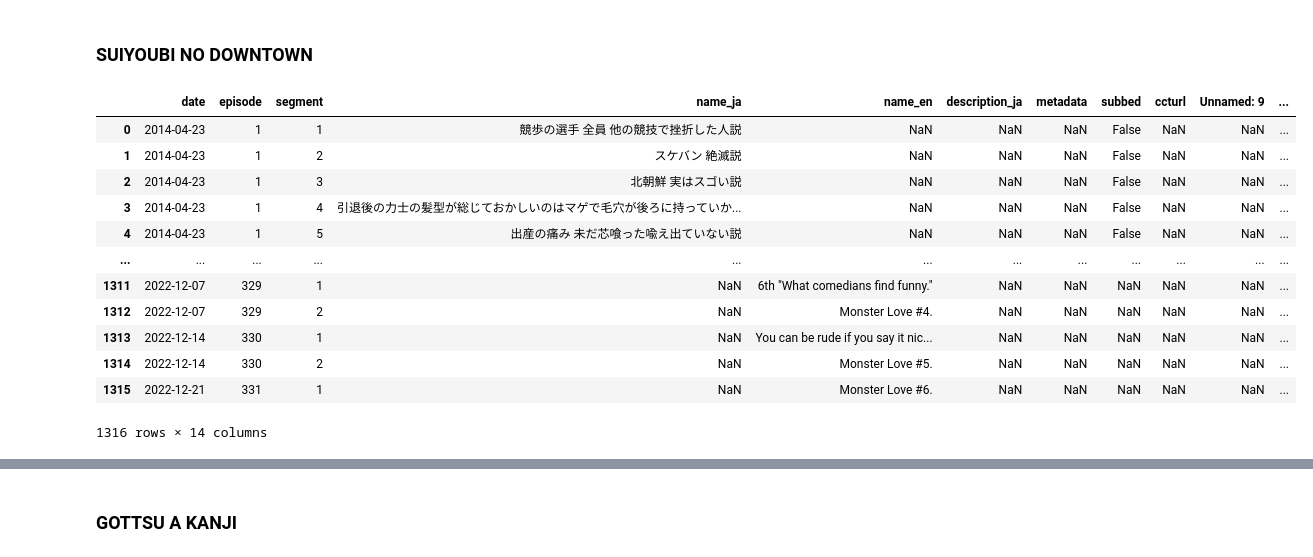
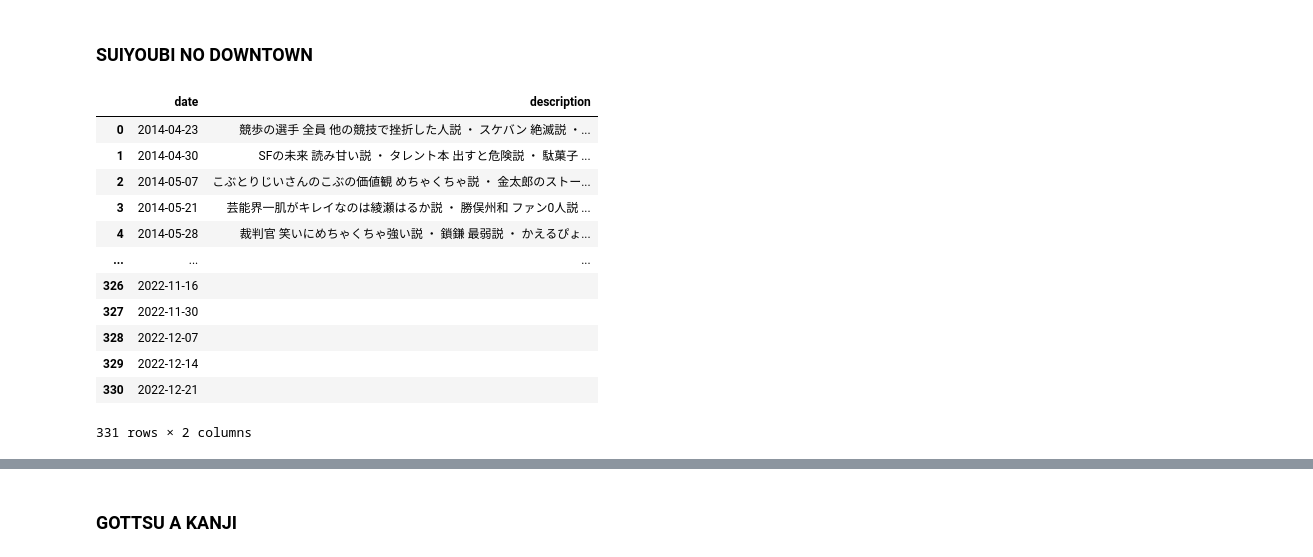
Before and after one commit to chikichikitube/metadata, a Jupyter notebook: src/metadata.ipynb, the cells around one changed output, grey strips where cells are left out. Drawn from its saved outputs; the diff is of its cells as text; code cells hidden in the pictures.

```diff
--- a/src/metadata.ipynb
+++ b/src/metadata.ipynb
@@ -673,29 +645,29 @@ metadata_documental
 # %% [markdown]
 ### SUIYOUBI NO DOWNTOWN
 # %%
-metadata_suiyoubinodowntown = pd.read_csv('https://docs.google.com/spreadsheets/d/1V1vui4S3g1_nJYxuXVc12mH--LZBvC8IvZV5MOW9hwI/gviz/tq?tqx=out:csv&sheet=suiyobi')
+metadata_suiyoubinodowntown_segment = pd.read_csv('https://docs.google.com/spreadsheets/d/1V1vui4S3g1_nJYxuXVc12mH--LZBvC8IvZV5MOW9hwI/gviz/tq?tqx=out:csv&sheet=suiyobi')
 #metadata_suiyoubinodowntown.rename(columns={'ccturl':'cct_url'},inplace=True)
-metadata_suiyoubinodowntown['episode'] = metadata_suiyoubinodowntown['episode'].fillna(-55).astype(int)
-metadata_suiyoubinodowntown['episode'] = metadata_suiyoubinodowntown['episode'].astype('str').str.replace('-55','SP')
+metadata_suiyoubinodowntown_segment['episode'] = metadata_suiyoubinodowntown_segment['date']
 #metadata_suiyoubinodowntown['metadata'] = 'Panelists: ' + metadata_suiyoubinodowntown['panelist_1'].mask(pd.isnull,'-') + ', ' + metadata_suiyoubinodowntown['panelist_2'].mask(pd.isnull,'-') + ', ' + metadata_suiyoubinodowntown['panelist_3'].mask(pd.isnull,'-') + ', ' + metadata_suiyoubinodowntown['panelist_4'].mask(pd.isnull,'-')+ ', ' + metadata_suiyoubinodowntown['panelist_5'].mask(pd.isnull,'-')
-metadata_suiyoubinodowntown['show_id'] = 'suiyoubinodowntown'
-metadata_suiyoubinodowntown['show'] = 'WEDNESDAY DOWNTOWN'
-metadata_suiyoubinodowntown['show_ja'] = '水曜日のダウンタウン'
-metadata_suiyoubinodowntown.to_csv('metadata_suiyoubinodowntown.csv')
-metadata_suiyoubinodowntown
+metadata_suiyoubinodowntown_segment['name_ja'] = metadata_suiyoubinodowntown_segment['name_ja'].fillna('').astype(str)
+metadata_suiyoubinodowntown_segment = metadata_suiyoubinodowntown_segment.groupby('date')['name_ja'].agg(lambda x: ' ・ '.join(x)).reset_index()
+metadata_suiyoubinodowntown_segment.rename(columns={'name_ja':'description'},inplace=True)
+metadata_suiyoubinodowntown_segment.loc[metadata_suiyoubinodowntown_segment['description'] == ' ・ ','description'] = ''
+metadata_suiyoubinodowntown_segment.to_csv('metadata_suiyoubinodowntown_segment.csv')
+metadata_suiyoubinodowntown_segment
 # %% [output]
-|  | date | episode | segment | name_ja | name_en | description_ja | metadata | subbed | ccturl | Unnamed: 9 | ... |
-| 0 | 2014-04-23 | 1 | 1 | 競歩の選手 全員 他の競技で挫折した人説 | NaN | NaN | NaN | False | NaN | NaN | ... |
-| 1 | 2014-04-23 | 1 | 2 | スケバン 絶滅説 | NaN | NaN | NaN | False | NaN | NaN | ... |
-| 2 | 2014-04-23 | 1 | 3 | 北朝鮮 実はスゴい説 | NaN | NaN | NaN | False | NaN | NaN | ... |
-| 3 | 2014-04-23 | 1 | 4 | 引退後の力士の髪型が総じておかしいのはマゲで毛穴が後ろに持っていか... | NaN | NaN | NaN | False | NaN | NaN | ... |
-| 4 | 2014-04-23 | 1 | 5 | 出産の痛み 未だ芯喰った喩え出ていない説 | NaN | NaN | NaN | False | NaN | NaN | ... |
-| ... | ... | ... | ... | ... | ... | ... | ... | ... | ... | ... | ... |
-| 1311 | 2022-12-07 | 329 | 1 | NaN | 6th "What comedians find funny." | NaN | NaN | NaN | NaN | NaN | ... |
-| 1312 | 2022-12-07 | 329 | 2 | NaN | Monster Love #4. | NaN | NaN | NaN | NaN | NaN | ... |
-| 1313 | 2022-12-14 | 330 | 1 | NaN | You can be rude if you say it nic... | NaN | NaN | NaN | NaN | NaN | ... |
-| 1314 | 2022-12-14 | 330 | 2 | NaN | Monster Love #5. | NaN | NaN | NaN | NaN | NaN | ... |
-| 1315 | 2022-12-21 | 331 | 1 | NaN | Monster Love #6. | NaN | NaN | NaN | NaN | NaN | ... |
+|  | date | description |
+| 0 | 2014-04-23 | 競歩の選手 全員 他の競技で挫折した人説 ・ スケバン 絶滅説 ・... |
+| 1 | 2014-04-30 | SFの未来 読み甘い説 ・ タレント本 出すと危険説 ・ 駄菓子 ... |
+| 2 | 2014-05-07 | こぶとりじいさんのこぶの価値観 めちゃくちゃ説 ・ 金太郎のストー... |
+| 3 | 2014-05-21 | 芸能界一肌がキレイなのは綾瀬はるか説 ・ 勝俣州和 ファン0人説 ... |
+| 4 | 2014-05-28 | 裁判官 笑いにめちゃくちゃ強い説 ・ 鎖鎌 最弱説 ・ かえるぴょ... |
+| ... | ... | ... |
+| 326 | 2022-11-16 |  |
+| 327 | 2022-11-30 |  |
+| 328 | 2022-12-07 |  |
+| 329 | 2022-12-14 |  |
+| 330 | 2022-12-21 |  |
-1316 rows × 14 columns
+331 rows × 2 columns
 # %%
 metadata_suiyoubinodowntown = pd.concat([
```
Also changed, not shown: parts of 2 cells of this notebook, 6 other files.
